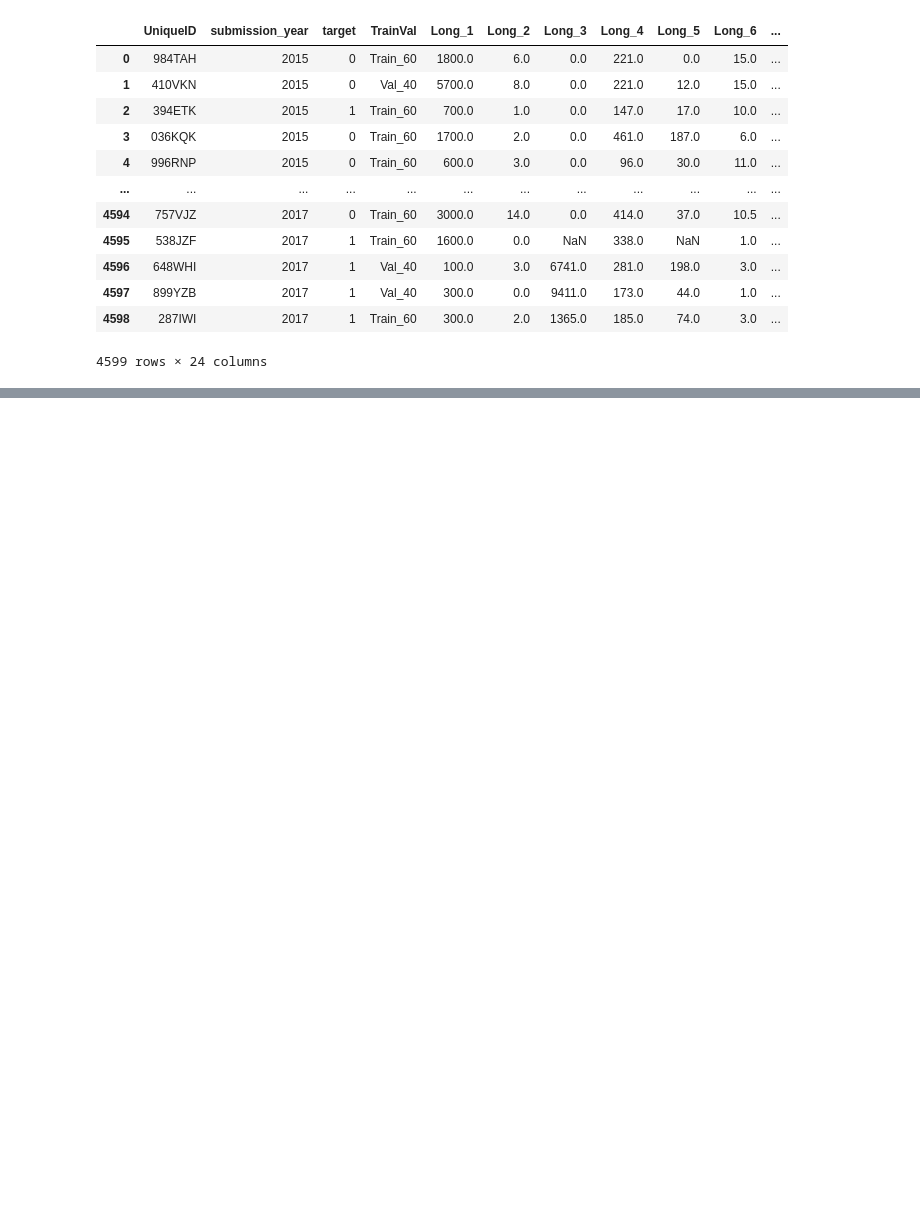
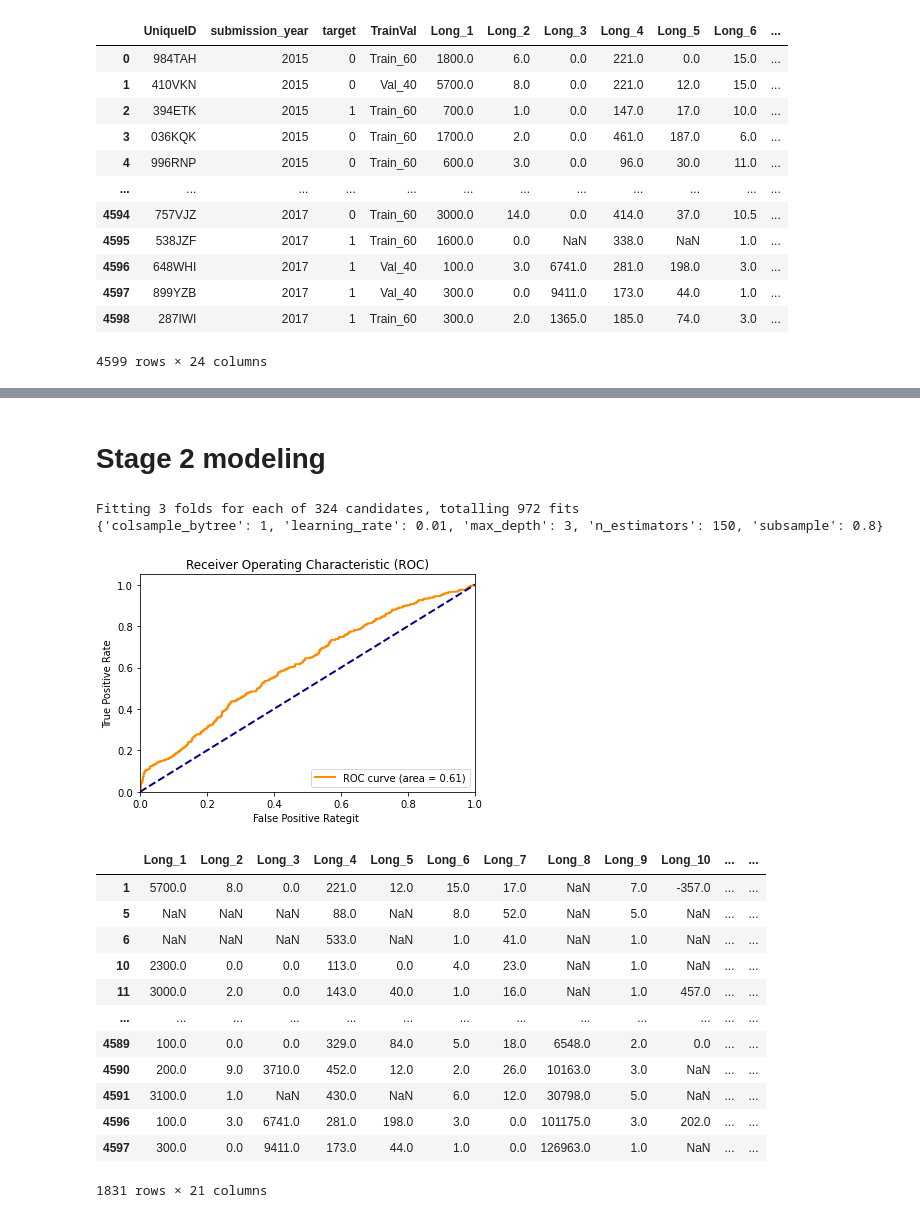
Before and after one commit to yihonghhe/Project_Credibly, a Jupyter notebook: 2-stage_modeling.ipynb, the cells around one changed output, grey strips where cells are left out. Cells and saved outputs as stored; diff of their text form; code cells hidden in the pictures; blank space fills up the shorter version.

```diff
--- a/2-stage_modeling.ipynb
+++ b/2-stage_modeling.ipynb
@@ -103,0 +108,2 @@ See the caveats in the documentation: https://pandas.pydata.org/pandas-docs/stab
+# %% [markdown]
+# Stage 2 modeling
@@ -103,0 +121,58 @@ See the caveats in the documentation: https://pandas.pydata.org/pandas-docs/stab
+# %%
+# Train the XGBoost model with hyper parameter tuning
+
+# Define the parameter grid
+param_grid = {
+    'learning_rate': [0.01, 0.05, 0.1],
+    'max_depth': [3, 4, 5, 6],
+    'n_estimators': [50, 100, 150],
+    'subsample': [0.8, 0.9, 1],
+    'colsample_bytree': [0.8, 0.9, 1],
+}
+clf = xgb.XGBClassifier()
+grid_search = GridSearchCV(clf, param_grid, scoring='roc_auc', cv=3, verbose=1)
+grid_search.fit(X_train, y_train)
+
+# Best hyperparameters
+print(grid_search.best_params_)
+
+best_clf = grid_search.best_estimator_
+# %% [output]
+Fitting 3 folds for each of 324 candidates, totalling 972 fits
+{'colsample_bytree': 1, 'learning_rate': 0.01, 'max_depth': 3, 'n_estimators': 150, 'subsample': 0.8}
+# %%
+from sklearn.metrics import roc_curve, auc
+
+# best_clf.fit(X_train_new, y_train)
+
+# Predict on validation set
+
+y_pred = best_clf.predict_proba(X_val)[:, 1]
+fpr, tpr, thresholds = roc_curve(y_val, y_pred)
+roc_auc = auc(fpr, tpr)
+plt.figure()
+plt.plot(fpr, tpr, color='darkorange', lw=2, label='ROC curve (area = %0.2f)' % roc_auc)
+plt.plot([0, 1], [0, 1], color='navy', lw=2, linestyle='--')
+plt.xlim([0.0, 1.0])
+plt.ylim([0.0, 1.05])
+plt.xlabel('False Positive Rategit ')
+plt.ylabel('True Positive Rate')
+plt.title('Receiver Operating Characteristic (ROC)')
+plt.legend(loc="lower right")
+plt.show()
+X_val
+# %% [output]
+[figure, added]
+|  | Long_1 | Long_2 | Long_3 | Long_4 | Long_5 | Long_6 | Long_7 | Long_8 | Long_9 | Long_10 | ... | ... |
+| 1 | 5700.0 | 8.0 | 0.0 | 221.0 | 12.0 | 15.0 | 17.0 | NaN | 7.0 | -357.0 | ... | ... |
+| 5 | NaN | NaN | NaN | 88.0 | NaN | 8.0 | 52.0 | NaN | 5.0 | NaN | ... | ... |
+| 6 | NaN | NaN | NaN | 533.0 | NaN | 1.0 | 41.0 | NaN | 1.0 | NaN | ... | ... |
+| 10 | 2300.0 | 0.0 | 0.0 | 113.0 | 0.0 | 4.0 | 23.0 | NaN | 1.0 | NaN | ... | ... |
+| 11 | 3000.0 | 2.0 | 0.0 | 143.0 | 40.0 | 1.0 | 16.0 | NaN | 1.0 | 457.0 | ... | ... |
+| ... | ... | ... | ... | ... | ... | ... | ... | ... | ... | ... | ... | ... |
+| 4589 | 100.0 | 0.0 | 0.0 | 329.0 | 84.0 | 5.0 | 18.0 | 6548.0 | 2.0 | 0.0 | ... | ... |
+| 4590 | 200.0 | 9.0 | 3710.0 | 452.0 | 12.0 | 2.0 | 26.0 | 10163.0 | 3.0 | NaN | ... | ... |
+| 4591 | 3100.0 | 1.0 | NaN | 430.0 | NaN | 6.0 | 12.0 | 30798.0 | 5.0 | NaN | ... | ... |
+| 4596 | 100.0 | 3.0 | 6741.0 | 281.0 | 198.0 | 3.0 | 0.0 | 101175.0 | 3.0 | 202.0 | ... | ... |
+| 4597 | 300.0 | 0.0 | 9411.0 | 173.0 | 44.0 | 1.0 | 0.0 | 126963.0 | 1.0 | NaN | ... | ... |
+1831 rows × 21 columns
```
Also changed, not shown: parts of 5 cells of this notebook, 1 other file.
